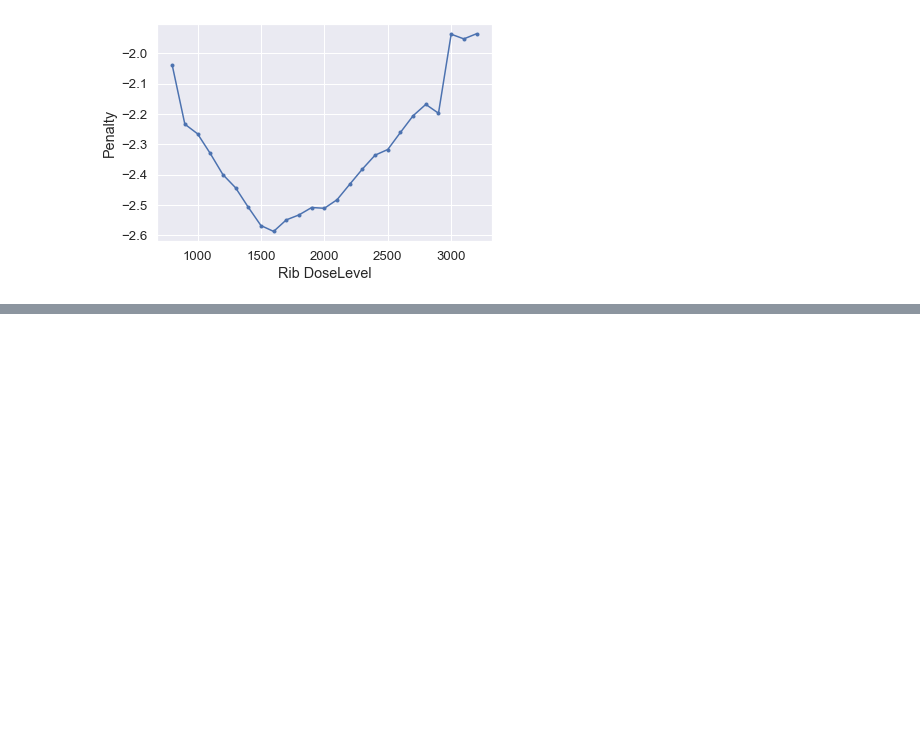
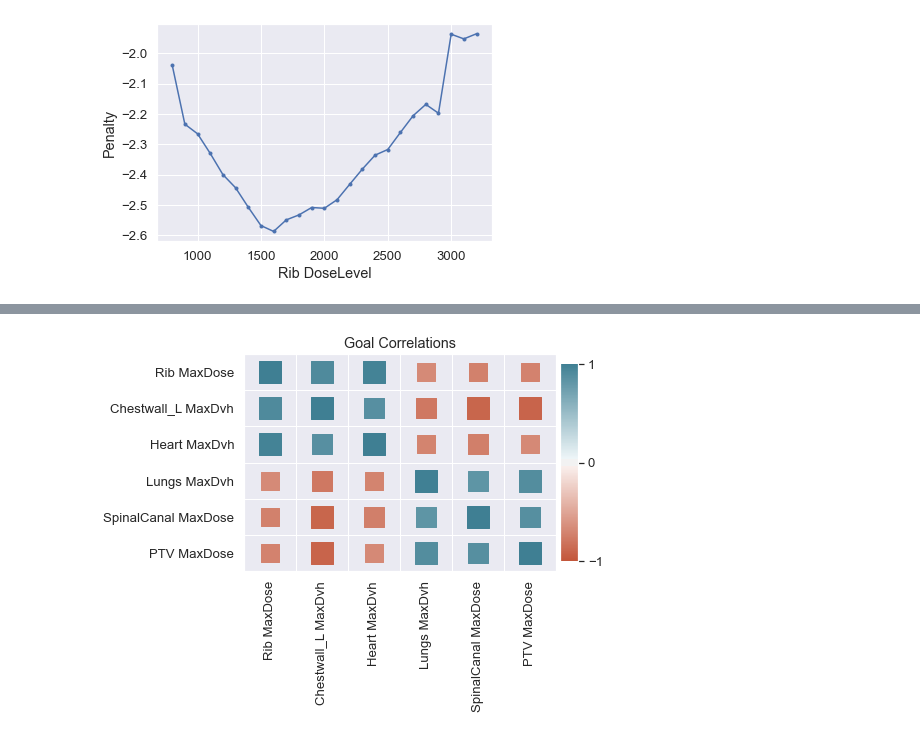
Before and after one commit to kels271828/RayBay, a Jupyter notebook: results/patient1/GridSearch.ipynb, the cells around one changed output, grey strips where cells are left out. Drawn from its saved outputs; the diff is of its cells as text; code cells hidden in the pictures; blank space fills up the shorter version.

```diff
--- a/results/patient1/GridSearch.ipynb
+++ b/results/patient1/GridSearch.ipynb
@@ -106,3 +106,7 @@ plt.ylabel('Penalty')
 # %% [output]
 Text(0, 0.5, 'Penalty')
 [figure]
+# %%
+# Load random search results
+pars_rand = pd.read_pickle('pars_rand.npy')
+results_rand = pd.read_pickle('results_rand.npy')
@@ -108,0 +118,5 @@ Text(0, 0.5, 'Penalty')
+# %%
+# Goal correlations
+plots.corrplot(goals[1:], results_rand, title='Goal Correlations')
+# %% [output]
+[figure, added]
```
Also changed, not shown: parts of 15 cells of this notebook, 18 other files.
